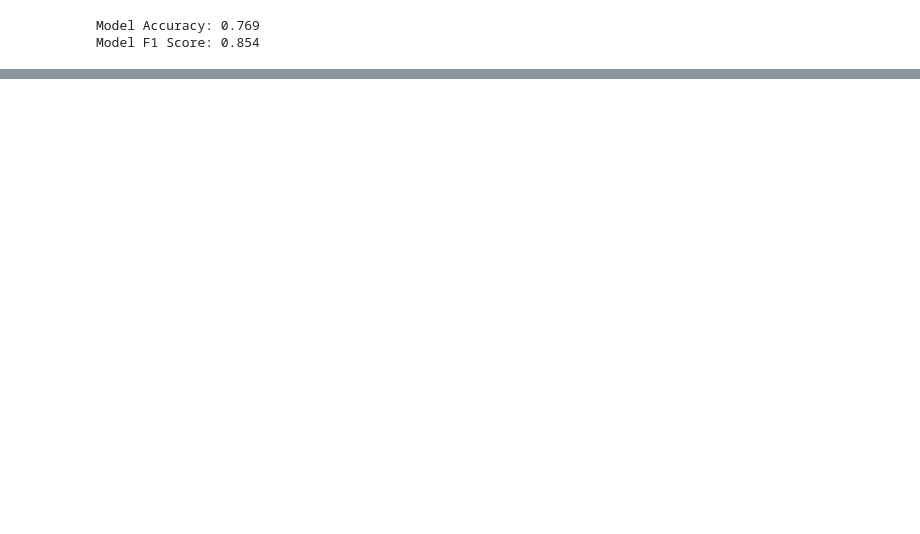
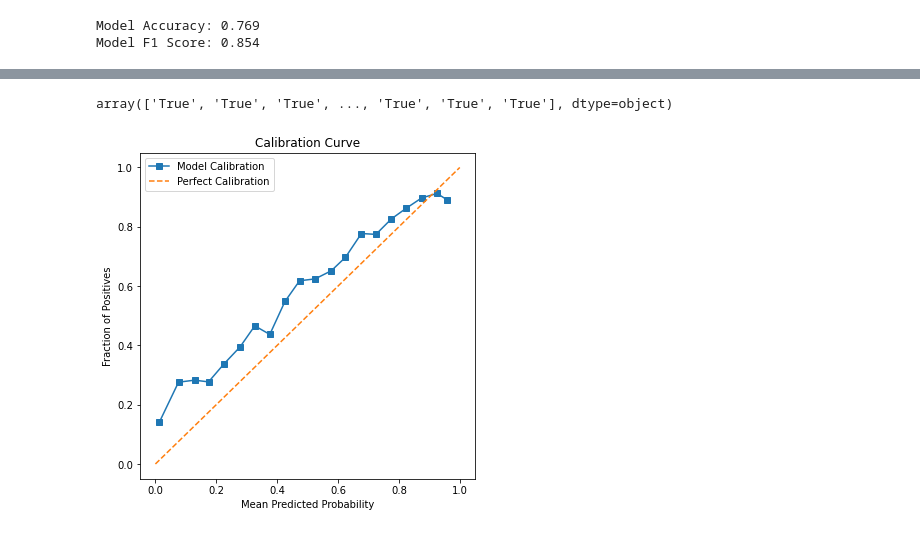
Before and after one commit to thaingoc273/statistical-learning-public, a Jupyter notebook: notebooks/09-churn-model.ipynb, the cells around one changed output, grey strips where cells are left out. Saved outputs shown, nothing was run; the diff lists cells and outputs as text; code cells hidden in the pictures; blank space fills up the shorter version.

Commit message:
add model file and calibration

```diff
--- a/notebooks/09-churn-model.ipynb
+++ b/notebooks/09-churn-model.ipynb
@@ -160,7 +165,7 @@ X_train = scaler.fit_transform(X_train)
 X_test = scaler.transform(X_test)
 
 # Initialize and train Logistic Regression model
-model = model = LogisticRegression()
+model = LogisticRegression()
 
 model.fit(X_train, y_train)
 
@@ -226,0 +269,31 @@ Model F1 Score: 0.854
+# %%
+y_pred
+# %% [output]
+array(['True', 'True', 'True', ..., 'True', 'True', 'True'], dtype=object)
+# %%
+# Initialize and train Logistic Regression model
+# model = CatBoostClassifier(iterations=1000,
+#                                     learning_rate=0.001,
+#                                     depth=4,
+#                                     loss_function='Logloss',
+#                                     verbose=100)
+model = LogisticRegression()
+model.fit(X_train, y_train)
+
+# Make predictions
+y_pred = model.predict_proba(X_test)[:,1]
+
+# Compute calibration curve
+fraction_of_positives, mean_predicted_value = calibration_curve(y_test, y_pred, n_bins=20)
+
+# Plot calibration curve
+plt.figure(figsize=(6, 6))
+plt.plot(mean_predicted_value, fraction_of_positives, "s-", label="Model Calibration")
+plt.plot([0, 1], [0, 1], "--", label="Perfect Calibration")
+plt.xlabel("Mean Predicted Probability")
+plt.ylabel("Fraction of Positives")
+plt.title("Calibration Curve")
+plt.legend()
+plt.show()
+# %% [output]
+[figure, added]
```
Also changed, not shown: parts of 9 cells of this notebook, 10 other files.
